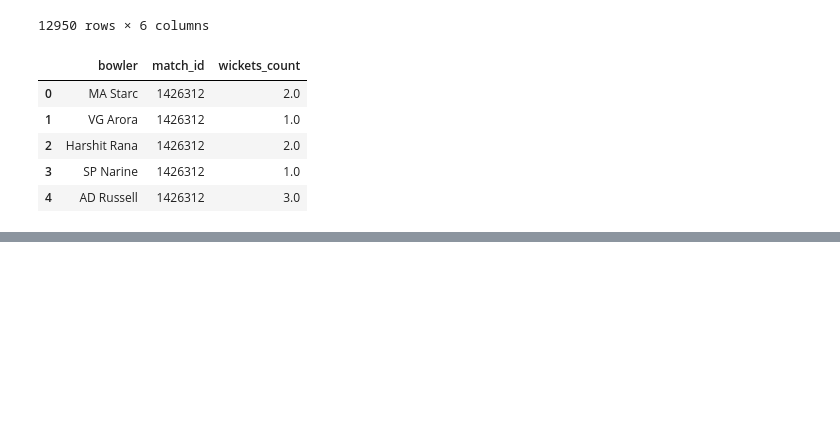
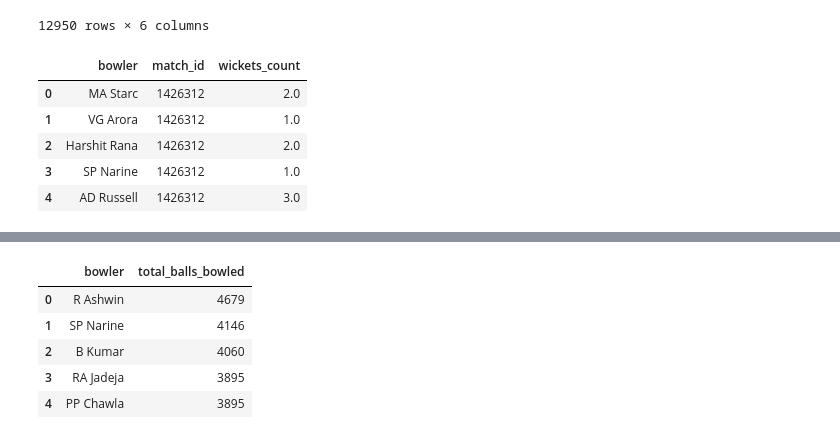
Before and after one commit to NIRANJANGOPALAN/IPL_player_analysis, a Jupyter notebook: IPL_workbook.ipynb, the cells around one changed output, grey strips where cells are left out. Cells and saved outputs as stored; diff of their text form; code cells hidden in the pictures; blank space fills up the shorter version.

```diff
--- a/IPL_workbook.ipynb
+++ b/IPL_workbook.ipynb
@@ -316,0 +357,15 @@ dtype: int64
+# %%
+bowler_balls = df.groupby(['innings', 'bowler'])['ball'].count().reset_index()
+bowler_balls = bowler_balls[bowler_balls['innings'].isin([1, 2])]
+bowler_balls_pivot = bowler_balls.pivot(index='bowler', columns='innings', values='ball').fillna(0)
+bowler_balls_pivot.columns = [f'balls_bowled_{inning}' for inning in bowler_balls_pivot.columns]
+total_balls_bowled = df['bowler'].value_counts().reset_index(name='total_balls_bowled')
+# %%
+total_balls_bowled.head()
+# %% [output]
+|  | bowler | total_balls_bowled |
+| 0 | R Ashwin | 4679 |
+| 1 | SP Narine | 4146 |
+| 2 | B Kumar | 4060 |
+| 3 | RA Jadeja | 3895 |
+| 4 | PP Chawla | 3895 |
```
Also changed, not shown: parts of 10 cells of this notebook, 5 other files.
